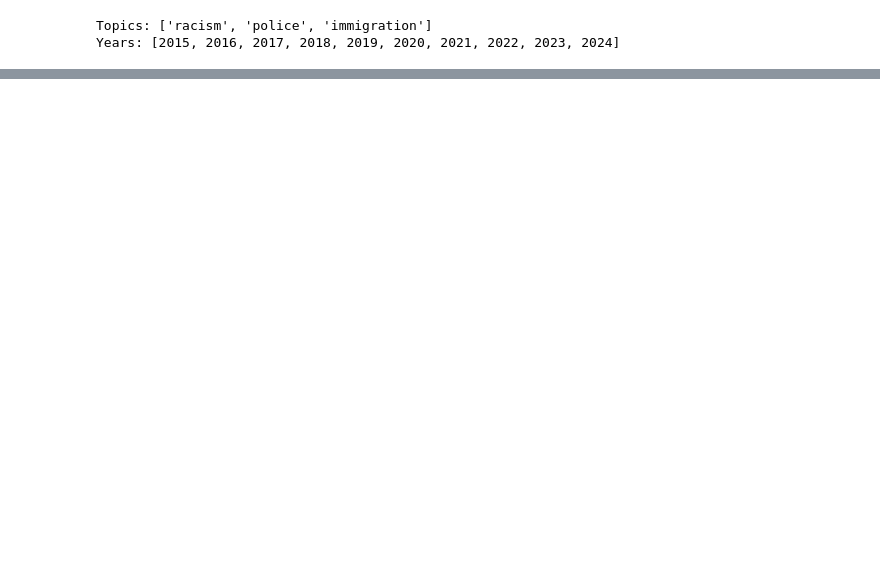
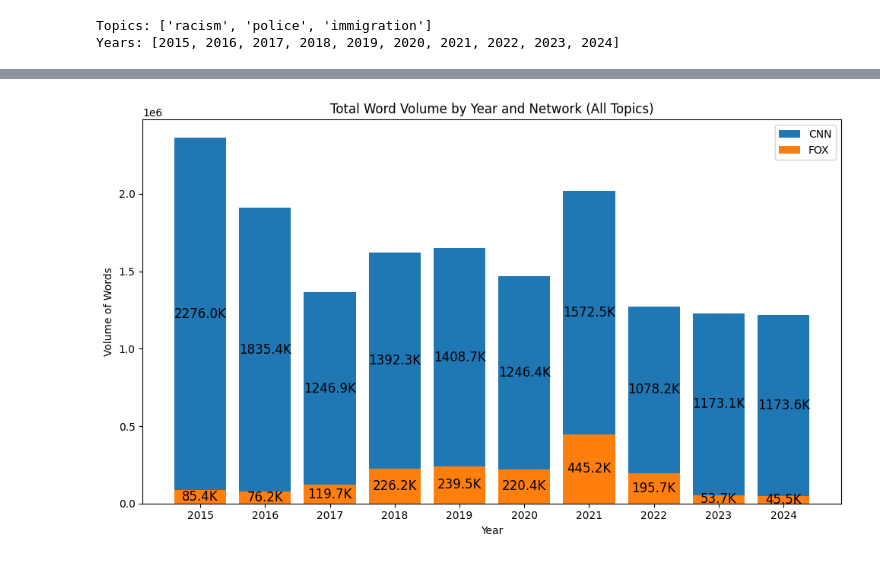
Before and after one commit to anthqiu/VT-CS5624-Project, a Jupyter notebook: study2/step6_data_visualization.ipynb, the cells around one changed output, grey strips where cells are left out. Saved outputs shown, nothing was run; the diff lists cells and outputs as text; code cells hidden in the pictures; blank space fills up the shorter version.

```diff
--- a/study2/step6_data_visualization.ipynb
+++ b/study2/step6_data_visualization.ipynb
@@ -521,0 +378,63 @@ print(f"[DONE] saved 3x2 trends figure → {out_path}")
+# %%
+total_df = (
+    stats_df.groupby(["year", "network"])["word_count"]
+    .sum()
+    .reset_index()
+)
+
+pivot_total = total_df.pivot_table(
+    index="year", columns="network", values="word_count", aggfunc="sum"
+).fillna(0)
+
+years_total = sorted(pivot_total.index.tolist())
+
+for col in ["cnn", "fox"]:
+    if col not in pivot_total.columns:
+        pivot_total[col] = 0
+pivot_total = pivot_total[["cnn", "fox"]]
+
+cnn_vals = pivot_total["cnn"].values
+fox_vals = pivot_total["fox"].values
+
+x = range(len(years_total))
+
+plt.figure(figsize=(10, 6))
+
+bar_cnn = plt.bar(x, cnn_vals, bottom=fox_vals, label="CNN")
+bar_fox = plt.bar(x, fox_vals, label="FOX")
+
+for i, (y_fox, y_cnn) in enumerate(zip(fox_vals, cnn_vals)):
+    if y_fox > 0:
+        plt.text(
+            i,
+            y_fox / 2,
+            format_millions(y_fox),
+            ha="center",
+            va="center",
+            fontsize=12,
+        )
+    if y_cnn > 0:
+        plt.text(
+            i,
+            y_fox + y_cnn / 2,
+            format_millions(y_cnn),
+            ha="center",
+            va="center",
+            fontsize=12,
+        )
+
+plt.xticks(x, years_total)
+plt.ylabel("Volume of Words")
+plt.xlabel("Year")
+plt.title("Total Word Volume by Year and Network (All Topics)")
+
+plt.legend()
+
+plt.tight_layout()
+
+os.makedirs("figures", exist_ok=True)
+out_path_total = os.path.join("figures", "word_volume_all_topics.png")
+plt.savefig(out_path_total, dpi=200)
+plt.show()
+# %% [output]
+[figure, added]
```
Also changed, not shown: parts of 25 cells of this notebook, 1 other file.
